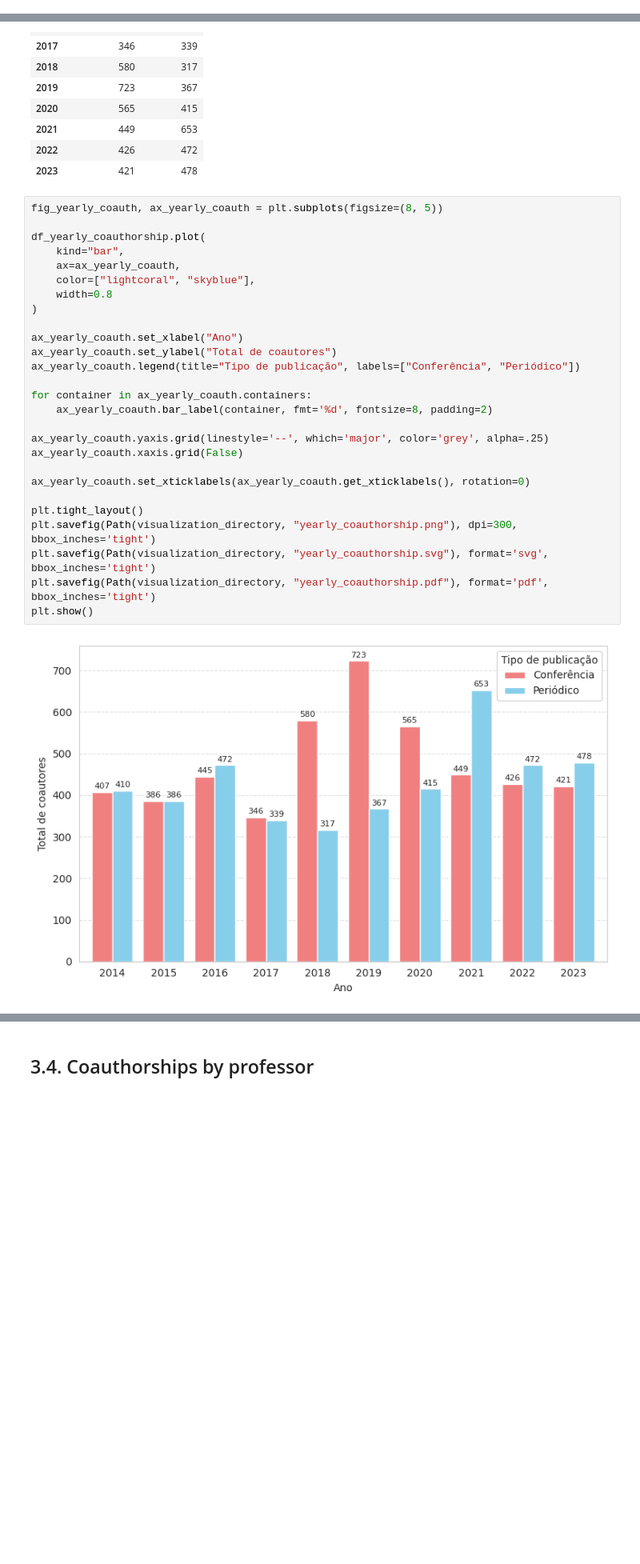
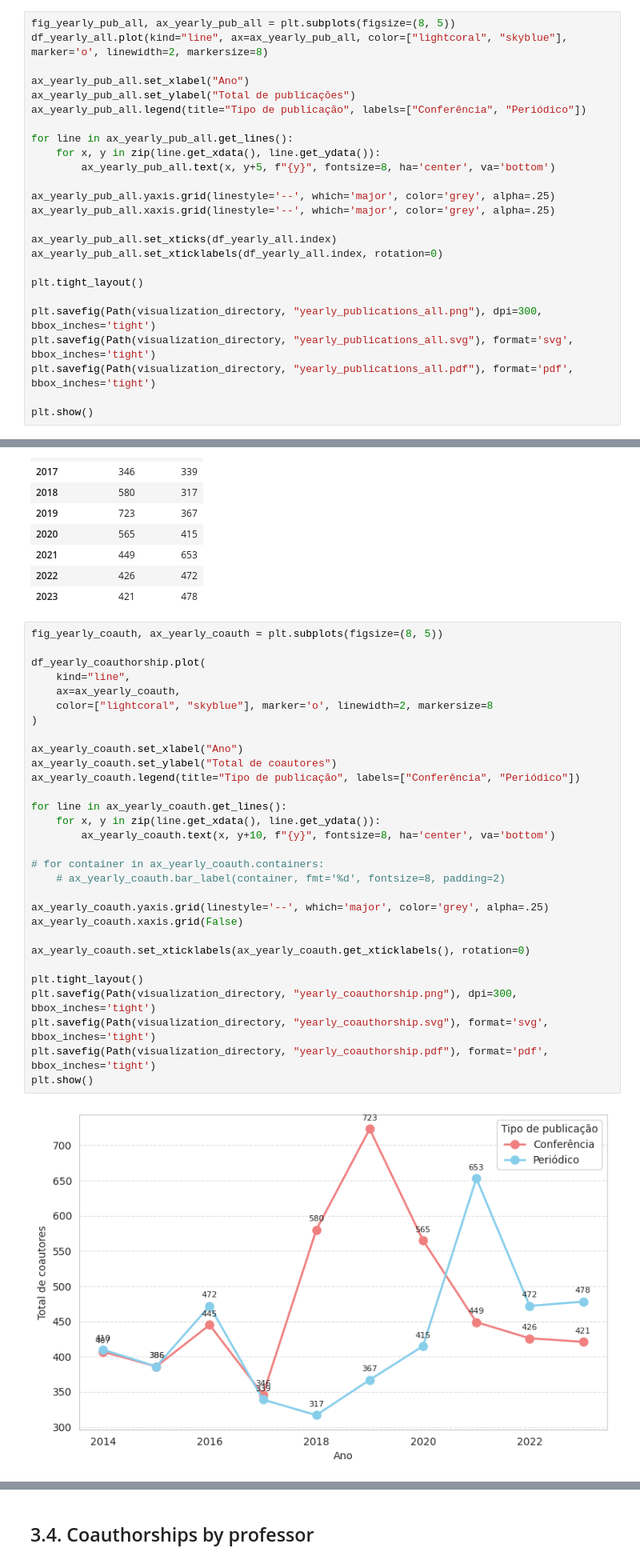
Before and after one commit to jeojildo/ppgcc-coautorias, a Jupyter notebook: notebooks/04-visualization.ipynb, the cells around one changed output, grey strips where cells are left out. Shown at 80% size. Saved outputs shown, nothing was run; the diff lists cells and outputs as text; blank space fills up the shorter version.

```diff
--- a/notebooks/04-visualization.ipynb
+++ b/notebooks/04-visualization.ipynb
@@ -121,0 +151,25 @@ plt.show()
+# %%
+fig_yearly_pub_all, ax_yearly_pub_all = plt.subplots(figsize=(8, 5))
+df_yearly_all.plot(kind="line", ax=ax_yearly_pub_all, color=["lightcoral", "skyblue"], marker='o', linewidth=2, markersize=8)
+
+ax_yearly_pub_all.set_xlabel("Ano")
+ax_yearly_pub_all.set_ylabel("Total de publicações")
+ax_yearly_pub_all.legend(title="Tipo de publicação", labels=["Conferência", "Periódico"])
+
+for line in ax_yearly_pub_all.get_lines():
+    for x, y in zip(line.get_xdata(), line.get_ydata()):
+        ax_yearly_pub_all.text(x, y+5, f"{y}", fontsize=8, ha='center', va='bottom')
+
+ax_yearly_pub_all.yaxis.grid(linestyle='--', which='major', color='grey', alpha=.25)
+ax_yearly_pub_all.xaxis.grid(linestyle='--', which='major', color='grey', alpha=.25)
+
+ax_yearly_pub_all.set_xticks(df_yearly_all.index)
+ax_yearly_pub_all.set_xticklabels(df_yearly_all.index, rotation=0)
+
+plt.tight_layout()
+
+plt.savefig(Path(visualization_directory, "yearly_publications_all.png"), dpi=300, bbox_inches='tight')
+plt.savefig(Path(visualization_directory, "yearly_publications_all.svg"), format='svg', bbox_inches='tight')
+plt.savefig(Path(visualization_directory, "yearly_publications_all.pdf"), format='pdf', bbox_inches='tight')
+
+plt.show()
@@ -156,29 +258,32 @@ See the caveats in the documentation: https://pandas.pydata.org/pandas-docs/stab
 # %%
 fig_yearly_coauth, ax_yearly_coauth = plt.subplots(figsize=(8, 5))
 
 df_yearly_coauthorship.plot(
-    kind="bar",
+    kind="line",
     ax=ax_yearly_coauth,
-    color=["lightcoral", "skyblue"],
-    width=0.8
+    color=["lightcoral", "skyblue"], marker='o', linewidth=2, markersize=8
 )
 
 ax_yearly_coauth.set_xlabel("Ano")
 ax_yearly_coauth.set_ylabel("Total de coautores")
 ax_yearly_coauth.legend(title="Tipo de publicação", labels=["Conferência", "Periódico"])
 
-for container in ax_yearly_coauth.containers:
-    ax_yearly_coauth.bar_label(container, fmt='%d', fontsize=8, padding=2)
+for line in ax_yearly_coauth.get_lines():
+    for x, y in zip(line.get_xdata(), line.get_ydata()):
+        ax_yearly_coauth.text(x, y+10, f"{y}", fontsize=8, ha='center', va='bottom')
+
+# for container in ax_yearly_coauth.containers:
+    # ax_yearly_coauth.bar_label(container, fmt='%d', fontsize=8, padding=2)
 
 ax_yearly_coauth.yaxis.grid(linestyle='--', which='major', color='grey', alpha=.25)
 ax_yearly_coauth.xaxis.grid(False)
 
 ax_yearly_coauth.set_xticklabels(ax_yearly_coauth.get_xticklabels(), rotation=0)
 
 plt.tight_layout()
 plt.savefig(Path(visualization_directory, "yearly_coauthorship.png"), dpi=300, bbox_inches='tight')
 plt.savefig(Path(visualization_directory, "yearly_coauthorship.svg"), format='svg', bbox_inches='tight')
 plt.savefig(Path(visualization_directory, "yearly_coauthorship.pdf"), format='pdf', bbox_inches='tight')
 plt.show()
 # %% [output]
-[figure, old version]
+[figure, new version]
```
Also changed, not shown: parts of 36 cells of this notebook.
